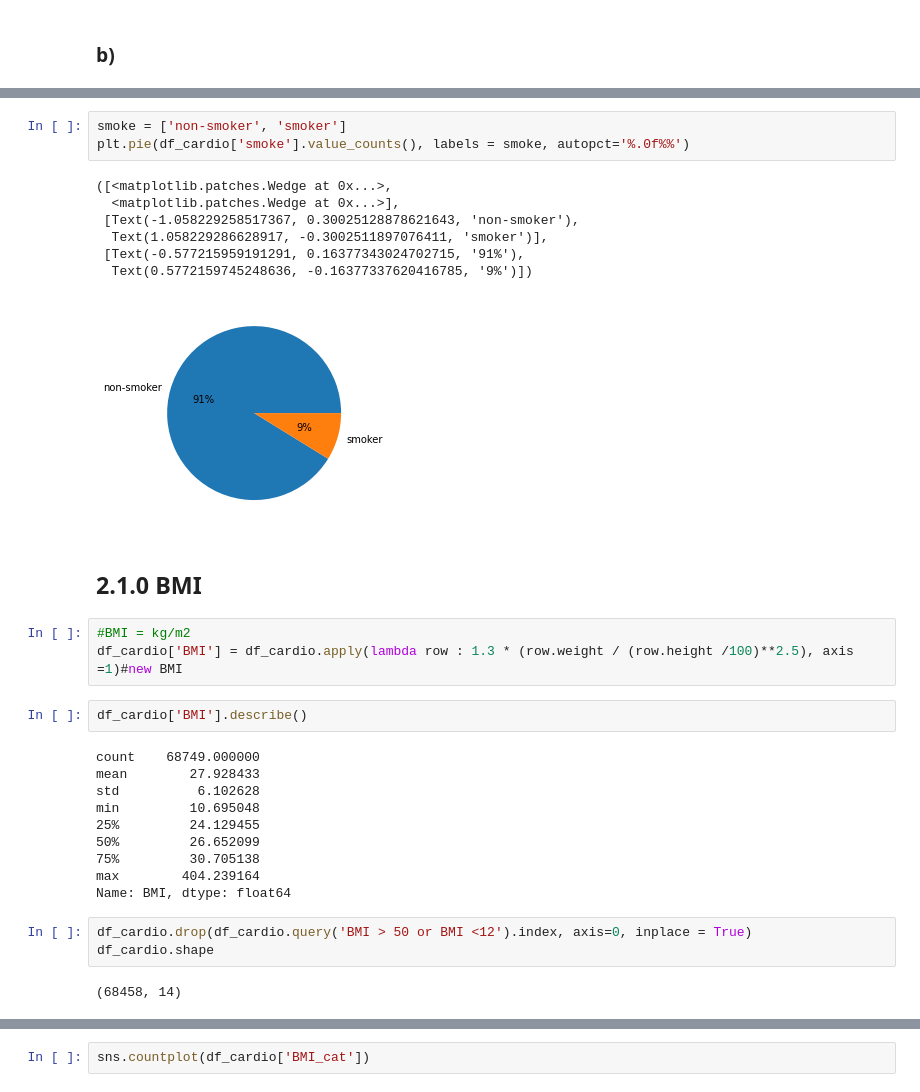
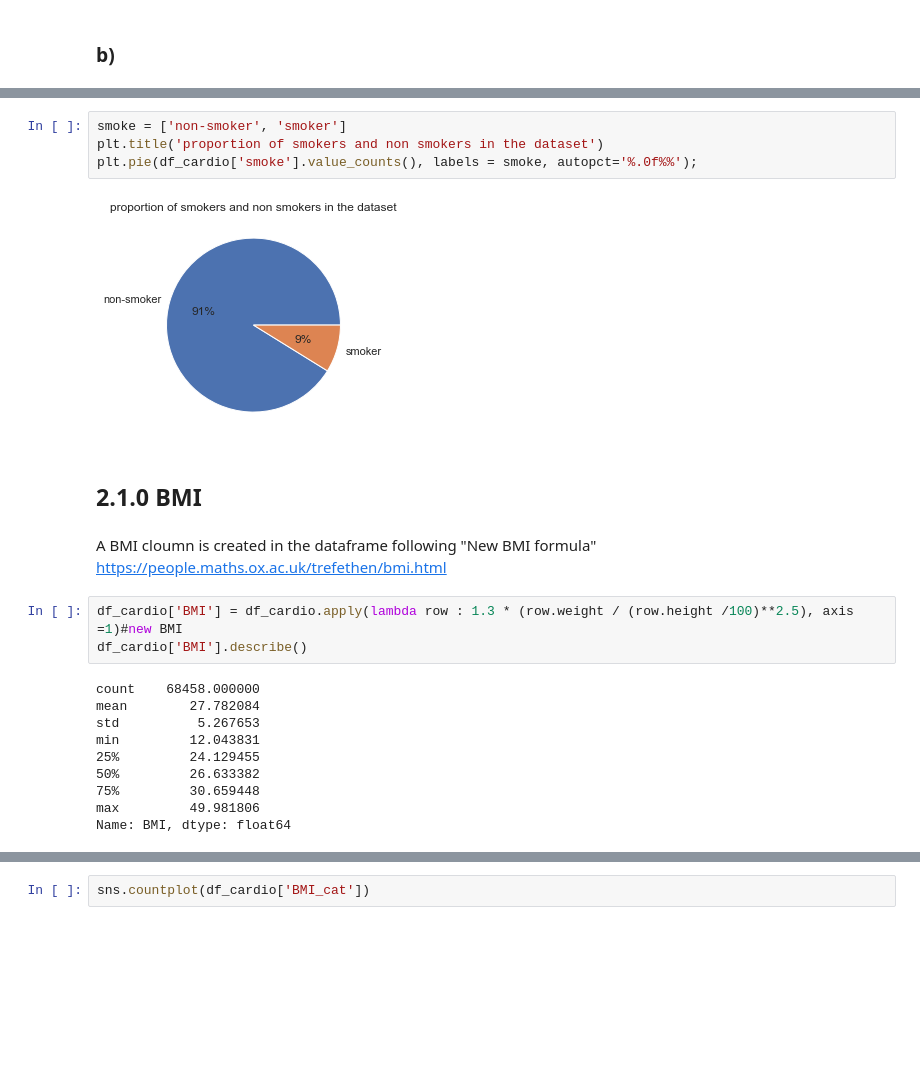
Before and after one commit to Lelelass/Machine-learning-Lassarade, a Jupyter notebook: labb_1/2-0-0.ipynb, the cells around one changed output, grey strips where cells are left out. Cells and saved outputs as stored; diff of their text form; blank space fills up the shorter version.

```diff
--- a/labb_1/2-0-0.ipynb
+++ b/labb_1/2-0-0.ipynb
@@ -80,33 +81,24 @@ sns.histplot(x = df_cardio['age_years'])
 # %%
 smoke = ['non-smoker', 'smoker']
-plt.pie(df_cardio['smoke'].value_counts(), labels = smoke, autopct='%.0f%%')
+plt.title('proportion of smokers and non smokers in the dataset')
+plt.pie(df_cardio['smoke'].value_counts(), labels = smoke, autopct='%.0f%%');
 # %% [output]
-([<matplotlib.patches.Wedge at 0x...>,
-  <matplotlib.patches.Wedge at 0x...>],
- [Text(-1.058229258517367, 0.30025128878621643, 'non-smoker'),
-  Text(1.058229286628917, -0.3002511897076411, 'smoker')],
- [Text(-0.577215959191291, 0.16377343024702715, '91%'),
-  Text(0.5772159745248636, -0.16377337620416785, '9%')])
-[figure, old version]
+[figure, new version]
 # %% [markdown]
 ## 2.1.0 BMI
+# %% [markdown]
+A BMI cloumn is created in the dataframe following "New BMI formula"
+https://people.maths.ox.ac.uk/trefethen/bmi.html
 # %%
-#BMI = kg/m2
 df_cardio['BMI'] = df_cardio.apply(lambda row : 1.3 * (row.weight / (row.height /100)**2.5), axis =1)#new BMI
+df_cardio['BMI'].describe()
+# %% [output]
+count    68458.000000
+mean        27.782084
+std          5.267653
+min         12.043831
+25%         24.129455
+50%         26.633382
+75%         30.659448
+max         49.981806
+Name: BMI, dtype: float64
-# %%
-df_cardio['BMI'].describe()
-# %% [output]
-count    68749.000000
-mean        27.928433
-std          6.102628
-min         10.695048
-25%         24.129455
-50%         26.652099
-75%         30.705138
-max        404.239164
-Name: BMI, dtype: float64
-# %%
-df_cardio.drop(df_cardio.query('BMI > 50 or BMI <12').index, axis=0, inplace = True)
-df_cardio.shape
-# %% [output]
-(68458, 14)
```
Also changed, not shown: parts of 28 cells of this notebook.
